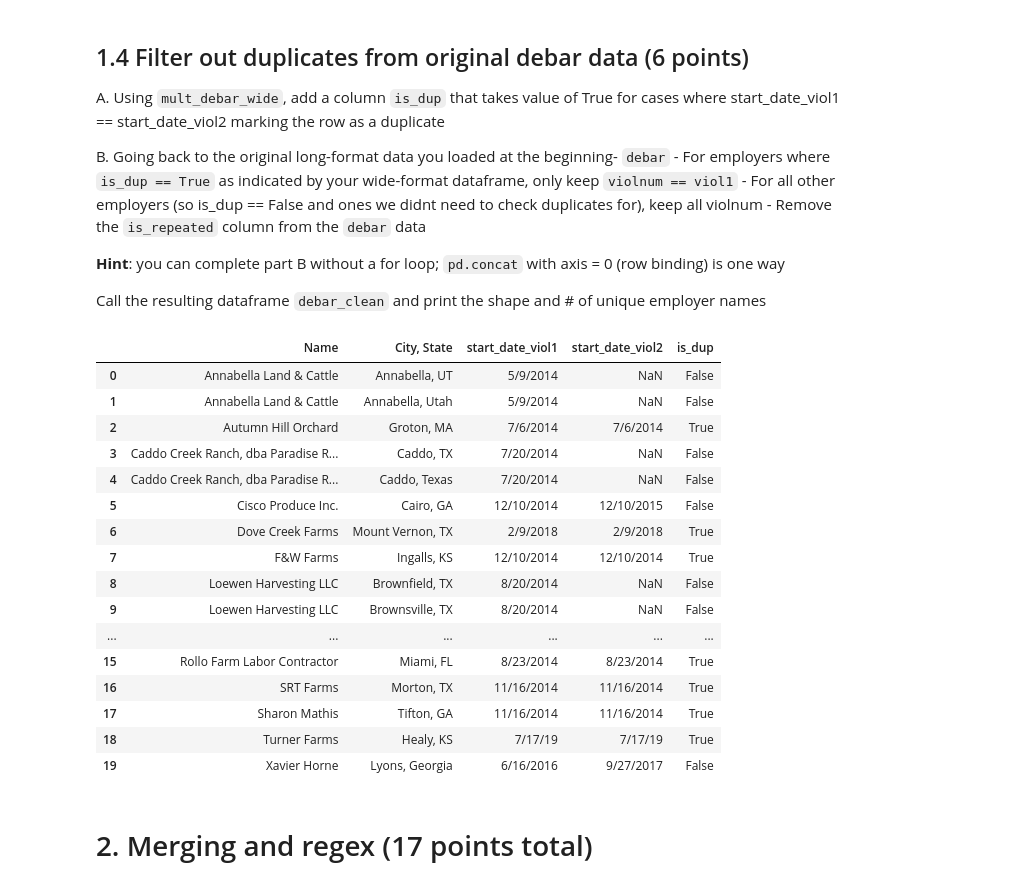
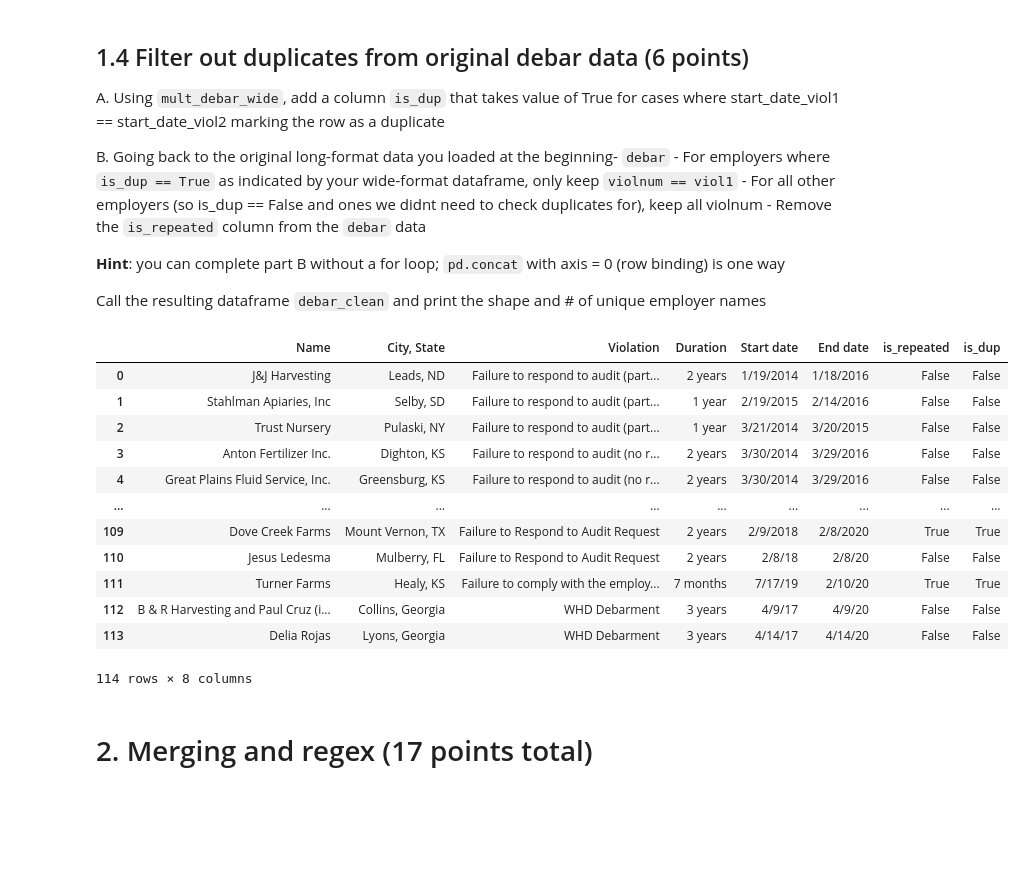
Before and after one commit to noahamidon/QSS20_PSETs, a Jupyter notebook: PSET 2/pset2_blank.ipynb, the cells around one changed output. Saved outputs shown, nothing was run; the diff lists cells and outputs as text; code cells hidden in the pictures; blank space fills up the shorter version.

```diff
--- a/PSET 2/pset2_blank.ipynb
+++ b/PSET 2/pset2_blank.ipynb
@@ -159,28 +159,29 @@ B. Going back to the original long-format data you loaded at the beginning- `deb
 **Hint**: you can complete part B without a for loop; `pd.concat` with axis = 0 (row binding) is one way
 
 Call the resulting dataframe `debar_clean` and print the shape and # of unique employer names
-# %%
-mult_debar_wide["is_dup"] = mult_debar_wide.start_date_viol1 == mult_debar_wide.start_date_viol2
-
-debar.pd.concat(
-# %% [output]
-|  | Name | City, State | start_date_viol1 | start_date_viol2 | is_dup |
-| 0 | Annabella Land & Cattle | Annabella, UT | 5/9/2014 | NaN | False |
-| 1 | Annabella Land & Cattle | Annabella, Utah | 5/9/2014 | NaN | False |
-| 2 | Autumn Hill Orchard | Groton, MA | 7/6/2014 | 7/6/2014 | True |
-| 3 | Caddo Creek Ranch, dba Paradise R... | Caddo, TX | 7/20/2014 | NaN | False |
-| 4 | Caddo Creek Ranch, dba Paradise R... | Caddo, Texas | 7/20/2014 | NaN | False |
-| 5 | Cisco Produce Inc. | Cairo, GA | 12/10/2014 | 12/10/2015 | False |
-| 6 | Dove Creek Farms | Mount Vernon, TX | 2/9/2018 | 2/9/2018 | True |
-| 7 | F&W Farms | Ingalls, KS | 12/10/2014 | 12/10/2014 | True |
-| 8 | Loewen Harvesting LLC | Brownfield, TX | 8/20/2014 | NaN | False |
-| 9 | Loewen Harvesting LLC | Brownsville, TX | 8/20/2014 | NaN | False |
-| ... | ... | ... | ... | ... | ... |
-| 15 | Rollo Farm Labor Contractor | Miami, FL | 8/23/2014 | 8/23/2014 | True |
-| 16 | SRT Farms | Morton, TX | 11/16/2014 | 11/16/2014 | True |
-| 17 | Sharon Mathis | Tifton, GA | 11/16/2014 | 11/16/2014 | True |
-| 18 | Turner Farms | Healy, KS | 7/17/19 | 7/17/19 | True |
-| 19 | Xavier Horne | Lyons, Georgia | 6/16/2016 | 9/27/2017 | False |
+# %%
+mult_debar_wide["is_dup"] = mult_debar_wide.start_date_viol1 == mult_debar_wide.start_date_viol2
+
+debar2 = debar.merge(mult_debar_wide[['Name', 'City, State', 'is_dup']],
+            on=['Name', 'City, State'],
+            how='left')
+
+debar2['is_dup'] = debar2['is_dup'].fillna(False)
+debar2
+# %% [output]
+|  | Name | City, State | Violation | Duration | Start date | End date | is_repeated | is_dup |
+| 0 | J&J Harvesting | Leads, ND | Failure to respond to audit (part... | 2 years | 1/19/2014 | 1/18/2016 | False | False |
+| 1 | Stahlman Apiaries, Inc | Selby, SD | Failure to respond to audit (part... | 1 year | 2/19/2015 | 2/14/2016 | False | False |
+| 2 | Trust Nursery | Pulaski, NY | Failure to respond to audit (part... | 1 year | 3/21/2014 | 3/20/2015 | False | False |
+| 3 | Anton Fertilizer Inc. | Dighton, KS | Failure to respond to audit (no r... | 2 years | 3/30/2014 | 3/29/2016 | False | False |
+| 4 | Great Plains Fluid Service, Inc. | Greensburg, KS | Failure to respond to audit (no r... | 2 years | 3/30/2014 | 3/29/2016 | False | False |
+| ... | ... | ... | ... | ... | ... | ... | ... | ... |
+| 109 | Dove Creek Farms | Mount Vernon, TX | Failure to Respond to Audit Request | 2 years | 2/9/2018 | 2/8/2020 | True | True |
+| 110 | Jesus Ledesma | Mulberry, FL | Failure to Respond to Audit Request | 2 years | 2/8/18 | 2/8/20 | False | False |
+| 111 | Turner Farms | Healy, KS | Failure to comply with the employ... | 7 months | 7/17/19 | 2/10/20 | True | True |
+| 112 | B & R Harvesting and Paul Cruz (i... | Collins, Georgia | WHD Debarment | 3 years | 4/9/17 | 4/9/20 | False | False |
+| 113 | Delia Rojas | Lyons, Georgia | WHD Debarment | 3 years | 4/14/17 | 4/14/20 | False | False |
+114 rows × 8 columns
 # %% [markdown]
 # 2. Merging and regex (17 points total)
 # %% [markdown]
```
